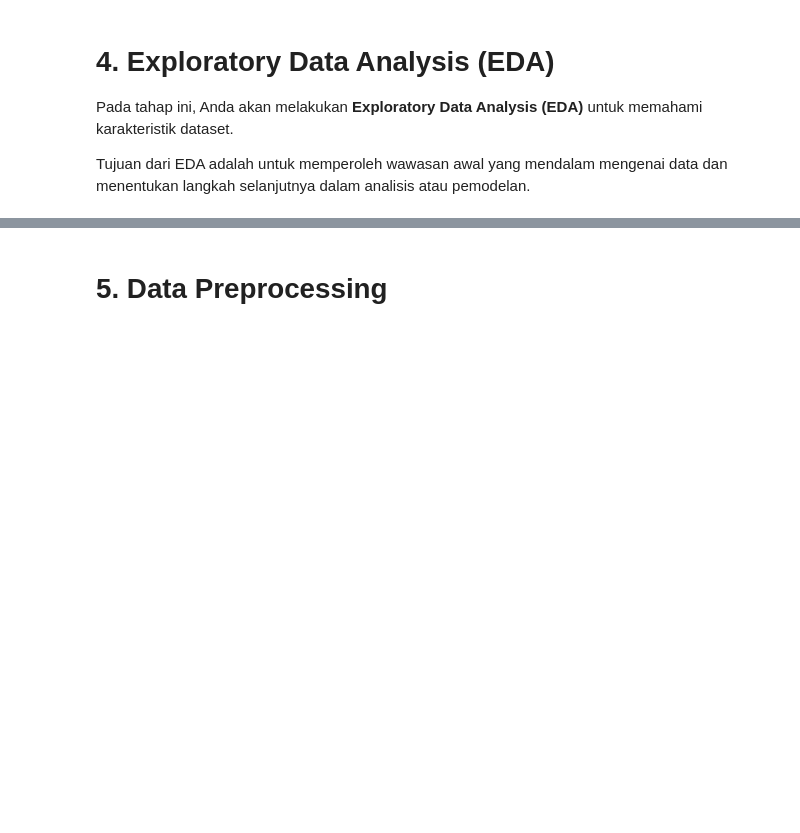
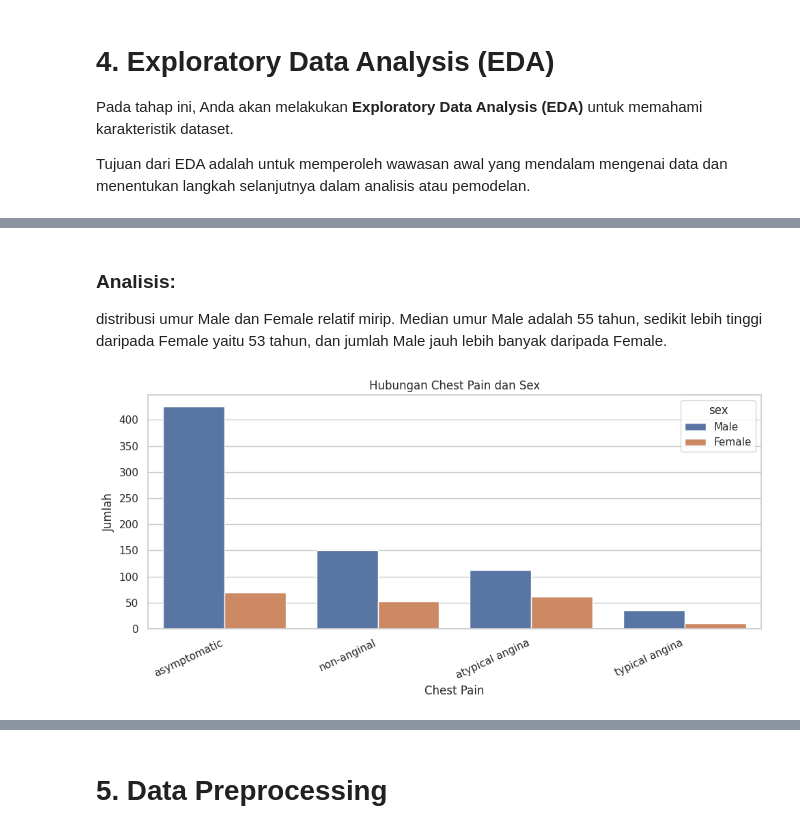
Before and after one commit to akhsaul/Eksperimen_SML_Ikhsan-Maulana, a Jupyter notebook: preprocessing/Eksperimen_IkhsanMaulana.ipynb, the cells around one changed output, grey strips where cells are left out. Cells and saved outputs as stored; diff of their text form; code cells hidden in the pictures; blank space fills up the shorter version.

```diff
--- a/preprocessing/Eksperimen_IkhsanMaulana.ipynb
+++ b/preprocessing/Eksperimen_IkhsanMaulana.ipynb
@@ -237,0 +331,15 @@ restecg               2         0.22
+# %% [markdown]
+### Analisis:
+distribusi umur Male dan Female relatif mirip. Median umur Male
+adalah 55 tahun, sedikit lebih tinggi daripada Female yaitu 53 tahun, dan
+jumlah Male jauh lebih banyak daripada Female.
+# %%
+plt.figure(figsize=(10, 5))
+sns.countplot(data=df, x="cp", hue="sex", order=df["cp"].value_counts().index)
+plt.title("Hubungan Chest Pain dan Sex")
+plt.xlabel("Chest Pain")
+plt.ylabel("Jumlah")
+plt.xticks(rotation=25, ha="right")
+save_and_show_plot("relationship_chest_pain_sex.png", OUTPUT_DIR)
+# %% [output]
+[figure, added]
```
Also changed, not shown: parts of 18 cells of this notebook, 1 other file.
